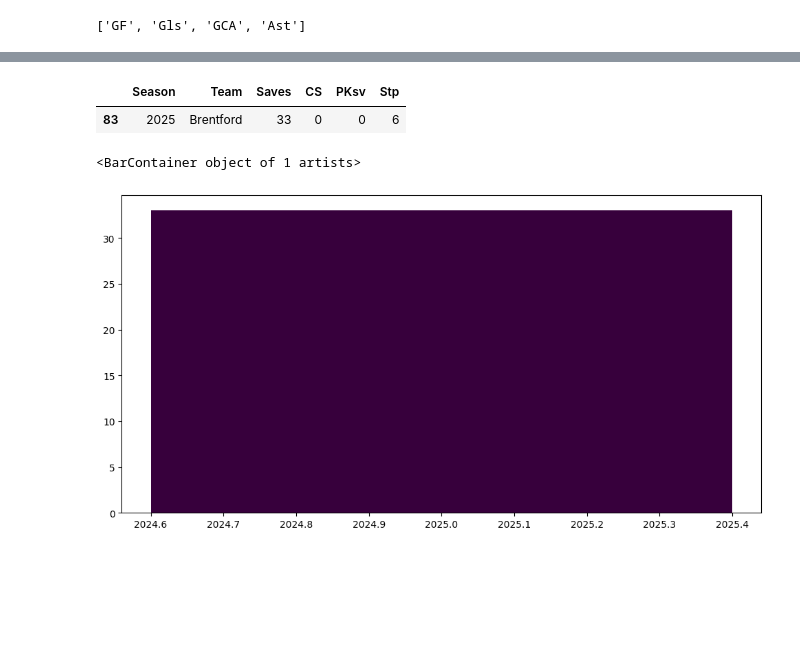
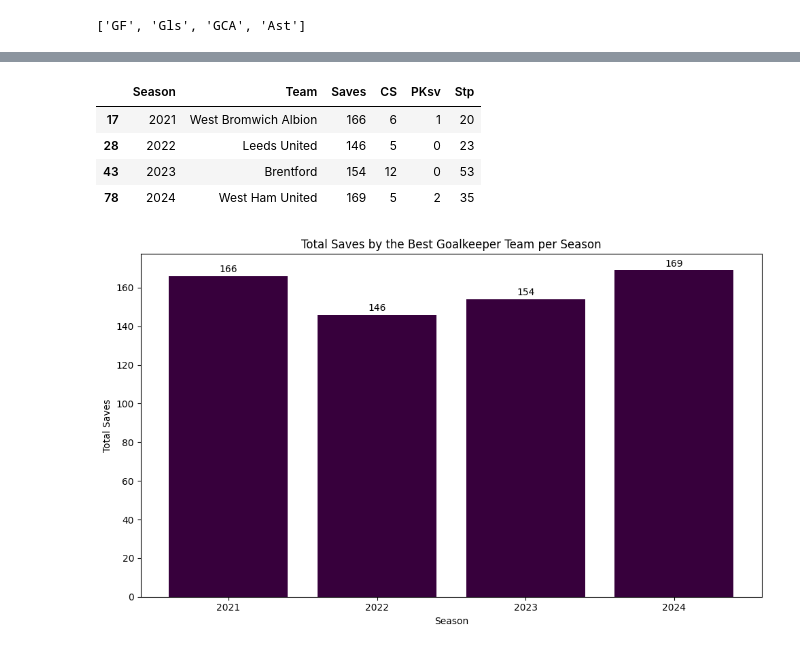
Before and after one commit to rohitlee/Football-League-Prediction, a Jupyter notebook: Code/03_EDA.ipynb, the cells around one changed output, grey strips where cells are left out. Saved outputs shown, nothing was run; the diff lists cells and outputs as text; code cells hidden in the pictures; blank space fills up the shorter version.

```diff
--- a/Code/03_EDA.ipynb
+++ b/Code/03_EDA.ipynb
@@ -277,4 +242,8 @@ goalkeeper_data = df[goalkeeper_columns].dropna(subset=['Team', 'Season', 'Saves
 # %%
+# Filter to relevant columns for goalkeeper stats analysis
+goalkeeper_columns = ['Team', 'Season', 'Saves', 'CS', 'PKsv', 'Stp']
+goalkeeper_data = df[goalkeeper_columns].dropna(subset=['Team', 'Season', 'Saves', 'CS', 'PKsv', 'Stp'])
+
 # Aggregate data to calculate total Saves, CS, PKsv, and Stp per team per season
 seasonal_stats = goalkeeper_data.groupby(['Season', 'Team']).agg({
     'Saves': 'sum',       # Total saves over the season
@@ -282,3 +251,22 @@ seasonal_stats = goalkeeper_data.groupby(['Season', 'Team']).agg({
     'PKsv': 'sum',        # Total penalty kicks saved
     'Stp': 'sum'          # Total crosses stopped
 }).reset_index()
+
+# Identify the team with the most Saves for each season
+best_teams_by_season = []
+for season in sorted(seasonal_stats['Season'].unique()):
+    season_data = seasonal_stats[seasonal_stats['Season'] == season]
+
+    # Find the team with the highest total Saves in each season
+    best_team = season_data.loc[season_data['Saves'].idxmax()]
+    best_teams_by_season.append(best_team)
+
+# Create a DataFrame for the best teams by season
+best_goalkeepers_table = pd.DataFrame(best_teams_by_season)[['Season', 'Team', 'Saves', 'CS', 'PKsv', 'Stp']]
+best_goalkeepers_table
+# %% [output]
+|  | Season | Team | Saves | CS | PKsv | Stp |
+| 17 | 2021 | West Bromwich Albion | 166 | 6 | 1 | 20 |
+| 28 | 2022 | Leeds United | 146 | 5 | 0 | 23 |
+| 43 | 2023 | Brentford | 154 | 12 | 0 | 53 |
+| 78 | 2024 | West Ham United | 169 | 5 | 2 | 35 |
@@ -294,14 +273,19 @@ best_teams_by_season.append(best_team)
-# %%
- #Create a DataFrame for the best teams by season
-best_goalkeepers_table = pd.DataFrame(best_teams_by_season)[['Season', 'Team', 'Saves', 'CS', 'PKsv', 'Stp']]
-best_goalkeepers_table
-# %% [output]
-|  | Season | Team | Saves | CS | PKsv | Stp |
-| 83 | 2025 | Brentford | 33 | 0 | 0 | 6 |
 # %%
 # Plot a bar graph showing Saves by the best team for each season
-plt.figure(figsize=(12, 6))
+plt.figure(figsize=(10, 6))
 plt.bar(best_goalkeepers_table['Season'], best_goalkeepers_table['Saves'], color='#37003c')
+
+# Add labels and title
+plt.xlabel('Season')
+plt.ylabel('Total Saves')
+plt.title('Total Saves by the Best Goalkeeper Team per Season')
+plt.xticks(best_goalkeepers_table['Season'])
+
+# Annotate bars with Saves values
+for index, value in enumerate(best_goalkeepers_table['Saves']):
+    plt.text(best_goalkeepers_table['Season'].iloc[index], value + 1, str(value), ha='center', va='bottom')
+
+plt.tight_layout()
+plt.show()
 # %% [output]
-<BarContainer object of 1 artists>
-[figure, old version]
+[figure, new version]
```
Also changed, not shown: parts of 10 cells of this notebook.
